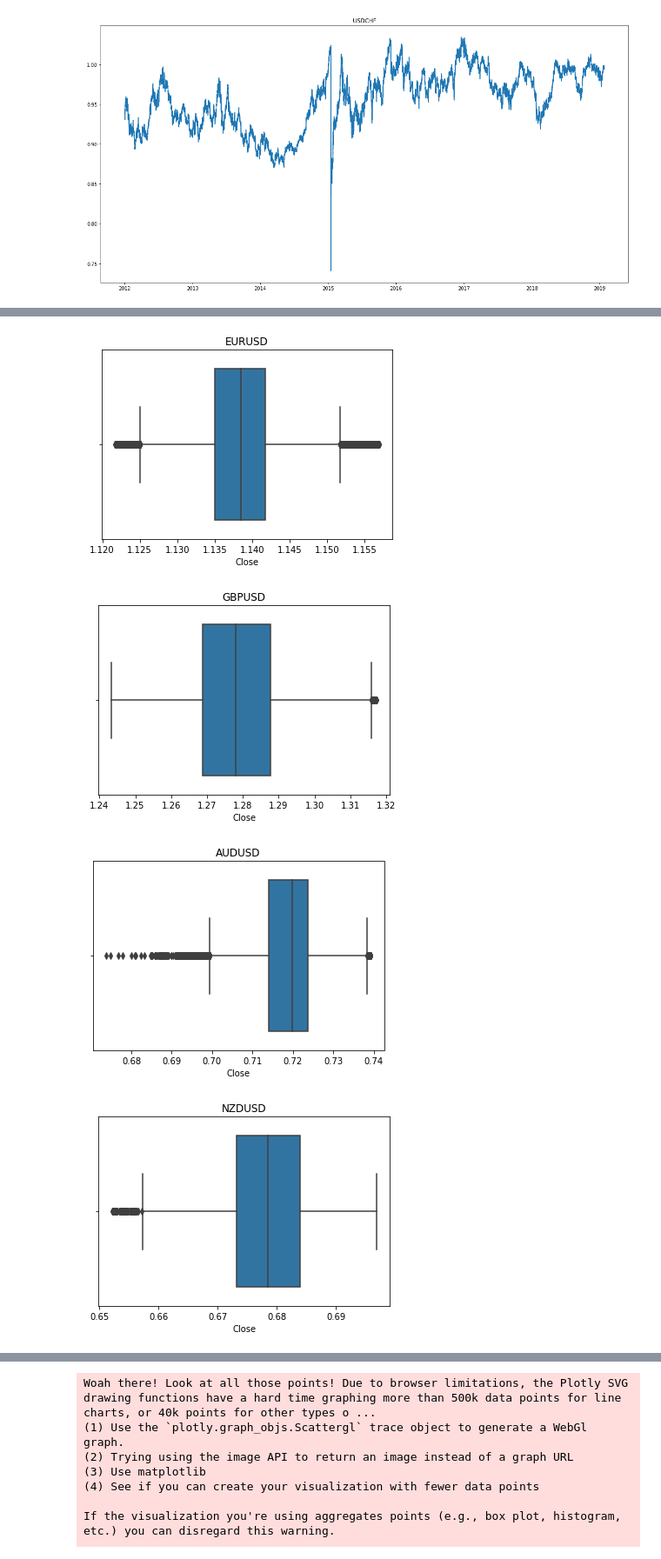
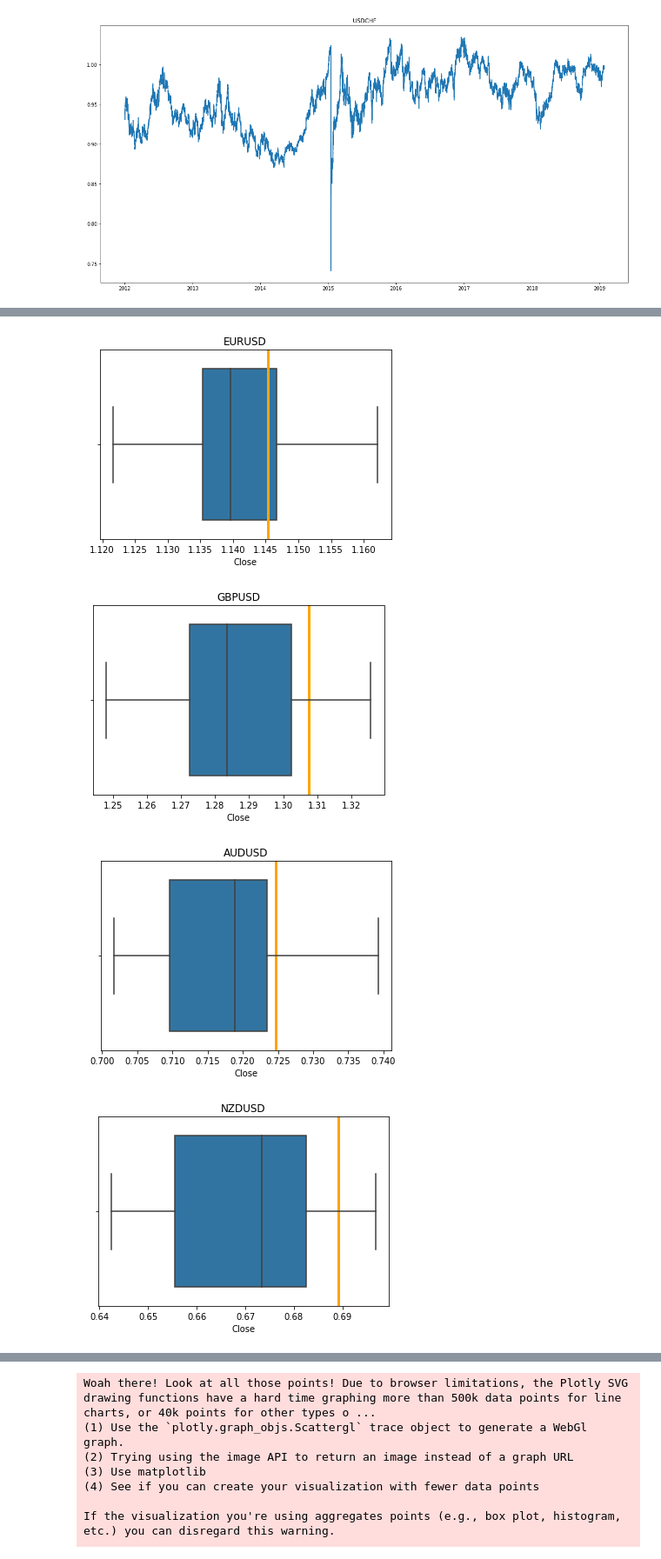
Before and after one commit to ballmdr/blockchain-python, a Jupyter notebook: Quantitative Analysis.ipynb, the cells around one changed output, grey strips where cells are left out. Shown at 87% size. Saved outputs shown, nothing was run; the diff lists cells and outputs as text; code cells hidden in the pictures.

```diff
--- a/Quantitative Analysis.ipynb
+++ b/Quantitative Analysis.ipynb
@@ -24,3 +22,14 @@ symbols = ['EURUSD', 'GBPUSD', 'AUDUSD', 'NZDUSD', 'USDJPY', 'USDCAD', 'USDCHF']
+# %%
+symbols = ['EURUSD', 'GBPUSD', 'AUDUSD', 'NZDUSD', 'USDJPY', 'USDCAD', 'USDCHF']
+last_price = {
+    'EURUSD': 1.14540,
+    'GBPUSD': 1.30744,
+    'AUDUSD': 0.72464,
+    'NZDUSD': 0.68908,
+    'USDCAD': 1.30993,
+    'USDCHF': 0.99535,
+    'USDJPY': 109.526
+}
 # %%
 df = dict()
 for symbol in symbols:
@@ -48,8 +57,8 @@ for symbol in symbols:
 [figure]
 [figure]
 # %%
-fromdate = datetime(2018, 11, 1)
-todate = datetime(2019, 1, 31)
+fromdate = datetime(2018, 10, 1)
+todate = datetime(2018, 12, 31)
 newdf = dict()
 for symbol in symbols:
     newdf[symbol] = getDateRange(df[symbol], fromdate, todate)
@@ -69,10 +78,11 @@ for symbol in symbols:
 # %%
 for symbol in symbols:
     plt.title(symbol)
+    plt.axvline(x=last_price[symbol], color='orange', linewidth=3)
     sns.boxplot(newdf[symbol]['Close'])
     plt.show()
 # %% [output]
-[figure, old version]
+[figure, new version]
-[figure, old version]
+[figure, new version]
-[figure, old version]
+[figure, new version]
-[figure, old version]
+[figure, new version]
```
Also changed, not shown: parts of 11 cells of this notebook.
